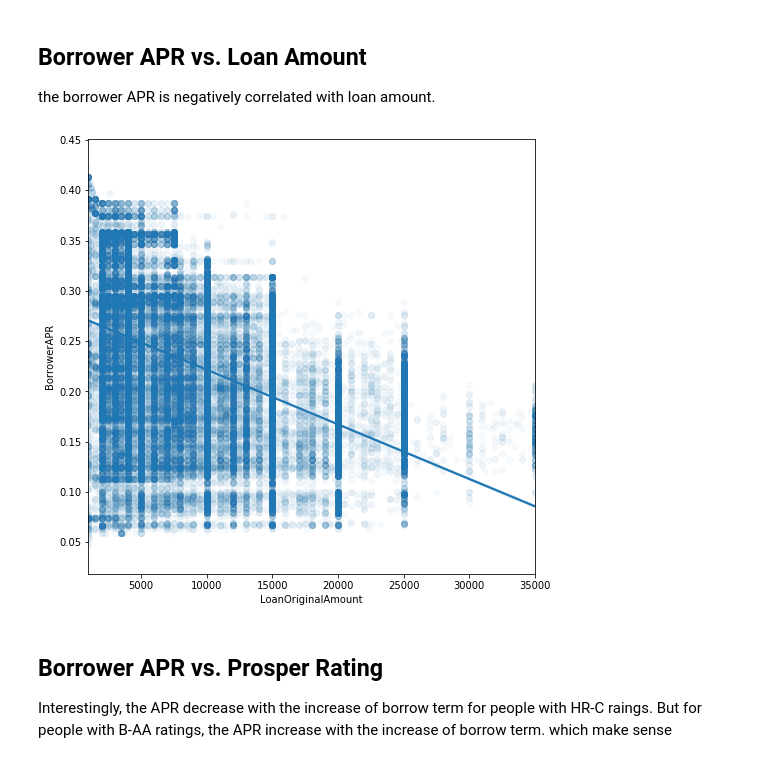
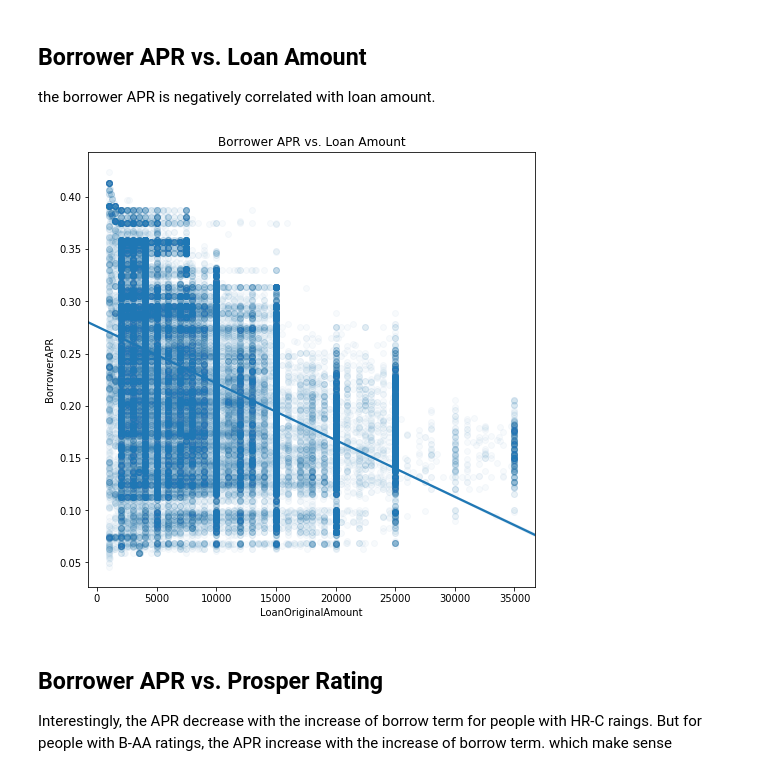
Before and after one commit to sayedmohamedscu/loan_udacity_advanced_Data_analysis, a Jupyter notebook: slide_deck.ipynb, the cells around one changed output. Cells and saved outputs as stored; diff of their text form; code cells hidden in the pictures.

```diff
--- a/slide_deck.ipynb
+++ b/slide_deck.ipynb
@@ -119,8 +126,9 @@ the borrower APR is negatively correlated with loan amount.
 # %%
 plt.figure(figsize = [8, 8])
 sb.regplot( x = sub_df['LoanOriginalAmount'], y = sub_df['BorrowerAPR'], scatter_kws={'alpha':0.03});
+plt.title('Borrower APR vs. Loan Amount');
 # %% [output]
-[figure, old version]
+[figure, new version]
 # %% [markdown]
 ## Borrower APR vs. Prosper Rating
 
```
Also changed, not shown: parts of 13 cells of this notebook, 3 other files.
